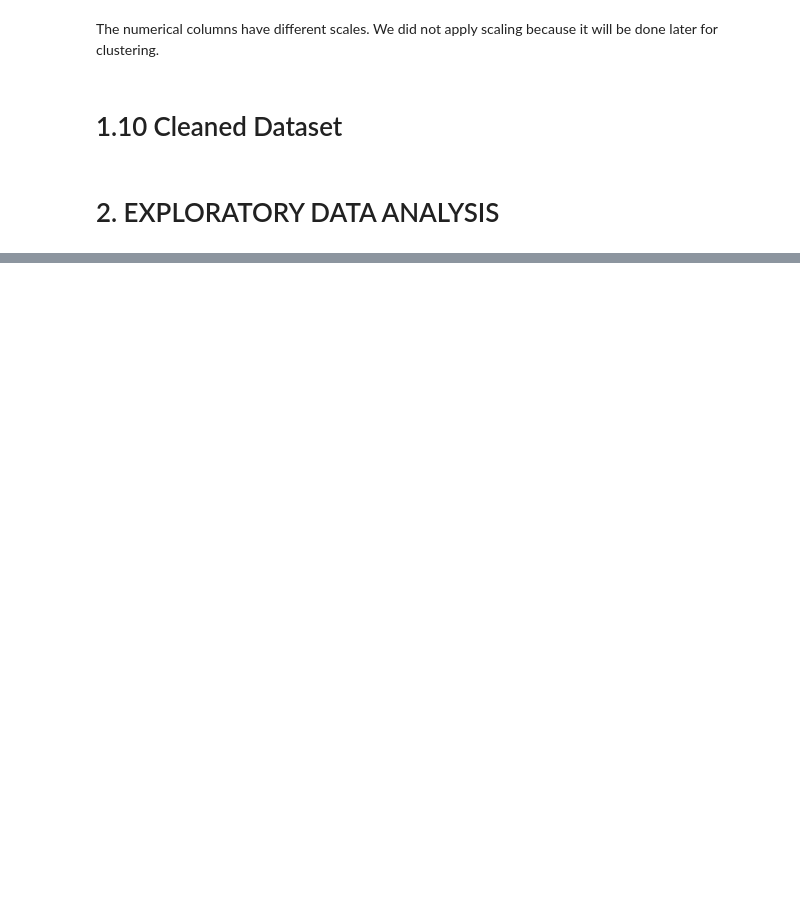
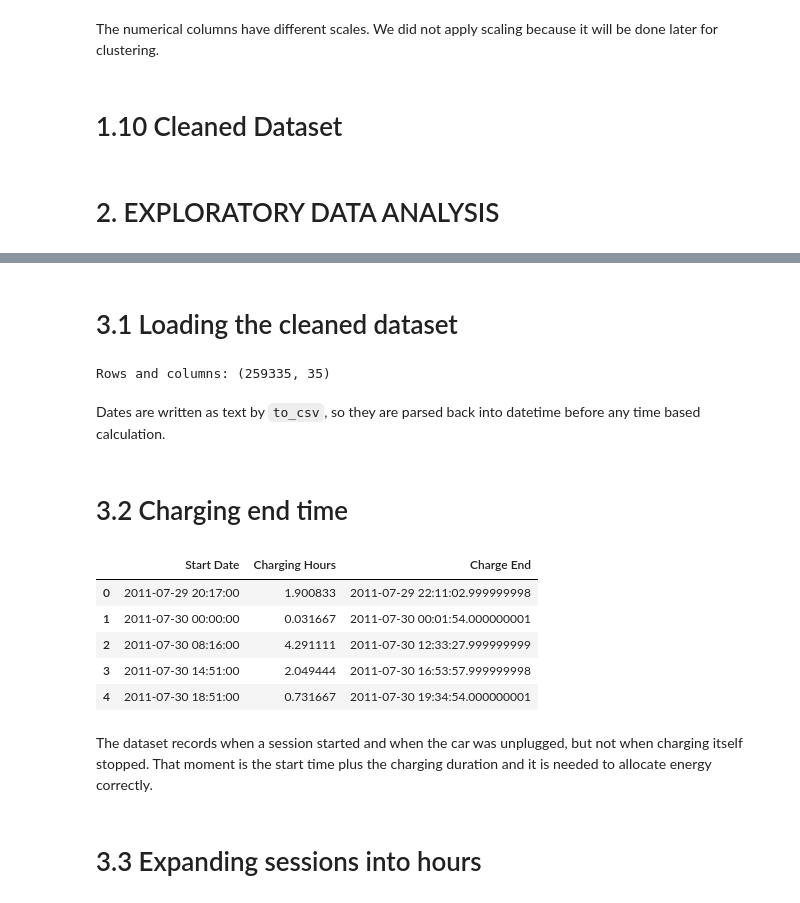
Before and after one commit to FridaGi/ITBA, a Jupyter notebook: ITBA_Project.ipynb, the cells around one changed output, grey strips where cells are left out. Saved outputs shown, nothing was run; the diff lists cells and outputs as text; code cells hidden in the pictures; blank space fills up the shorter version.

```diff
--- a/ITBA_Project.ipynb
+++ b/ITBA_Project.ipynb
@@ -271,0 +274,27 @@ df.to_csv("cleaned_data.csv", index=False)
+# %% [markdown]
+# 3.1 Loading the cleaned dataset
+# %%
+df = pd.read_csv("cleaned_data.csv", low_memory=False)
+df["Start Date"] = pd.to_datetime(df["Start Date"], format="mixed")
+df["End Date"] = pd.to_datetime(df["End Date"], format="mixed")
+print("Rows and columns:", df.shape)
+# %% [output]
+Rows and columns: (259335, 35)
+# %% [markdown]
+Dates are written as text by `to_csv`, so they are parsed back into datetime before any time based calculation.
+# %% [markdown]
+# 3.2 Charging end time
+# %%
+df["Charge End"] = df["Start Date"] + pd.to_timedelta(df["Charging Hours"], unit="h")
+df[["Start Date", "Charging Hours", "Charge End"]].head()
+# %% [output]
+|  | Start Date | Charging Hours | Charge End |
+| 0 | 2011-07-29 20:17:00 | 1.900833 | 2011-07-29 22:11:02.999999998 |
+| 1 | 2011-07-30 00:00:00 | 0.031667 | 2011-07-30 00:01:54.000000001 |
+| 2 | 2011-07-30 08:16:00 | 4.291111 | 2011-07-30 12:33:27.999999999 |
+| 3 | 2011-07-30 14:51:00 | 2.049444 | 2011-07-30 16:53:57.999999998 |
+| 4 | 2011-07-30 18:51:00 | 0.731667 | 2011-07-30 19:34:54.000000001 |
+# %% [markdown]
+The dataset records when a session started and when the car was unplugged, but not when charging itself stopped. That moment is the start time plus the charging duration and it is needed to allocate energy correctly.
+# %% [markdown]
+# 3.3 Expanding sessions into hours
```
Also changed, not shown: parts of 25 cells of this notebook.
